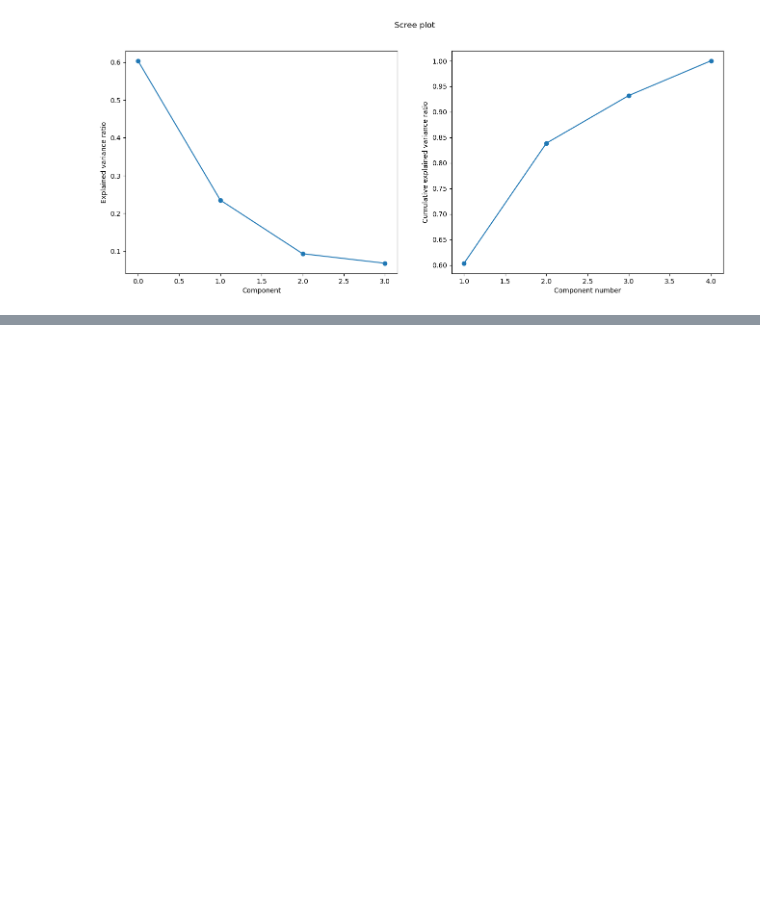
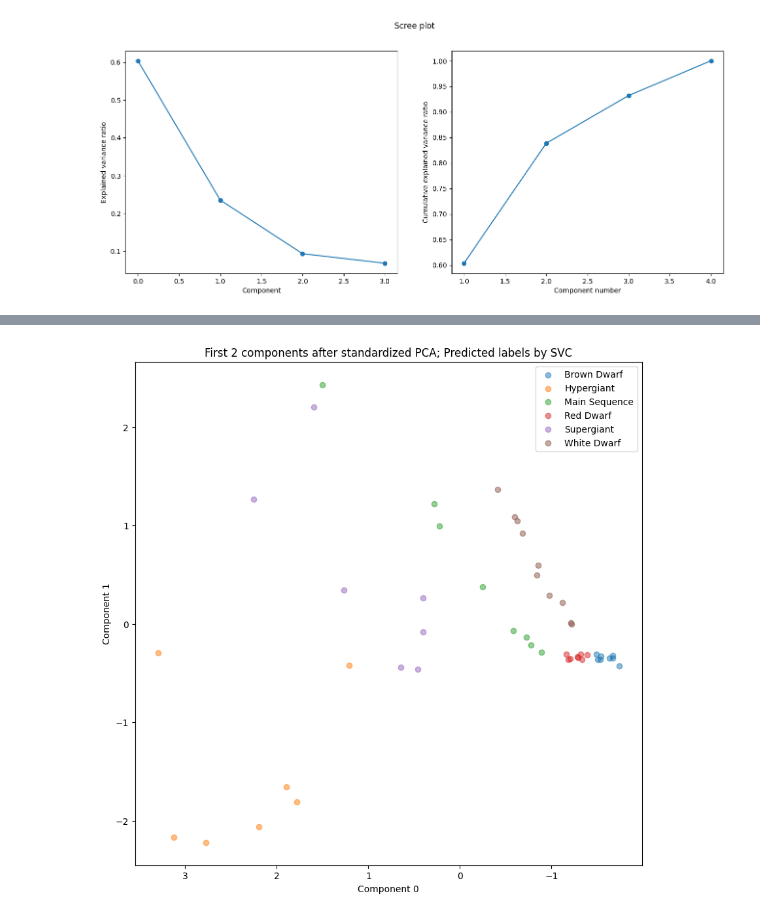
Before and after one commit to F3Solid/astrostatistics_bicocca_2024_exercises, a Jupyter notebook: L15/HR_diagram.ipynb, the cells around one changed output, grey strips where cells are left out. Cells and saved outputs as stored; diff of their text form; code cells hidden in the pictures; blank space fills up the shorter version.

```diff
--- a/L15/HR_diagram.ipynb
+++ b/L15/HR_diagram.ipynb
@@ -235,3 +242,9 @@ ax[1].plot(x_grid + 1, np.cumsum(pca.explained_variance_ratio_), marker='o')
 plt.show()
 # %% [output]
 [figure]
+# %%
+# Split data into training set and test set
+training_set, test_set, training_target, test_target = \
+    train_test_split(data_4D_standardized_transormed, df_stars['Star type'], train_size=0.8)
+
+print(training_set.shape, test_set.shape, training_target.shape, test_target.shape)
@@ -237,0 +299,24 @@ plt.show()
+# %%
+# Make a scatter plot of the first 2 dimensions
+fig, ax = plt.subplots(figsize=(10, 10))
+
+ax.set_title("First 2 components after standardized PCA; Predicted labels by SVC")
+ax.set_xlabel('Component 0')
+ax.set_ylabel('Component 1')
+
+# Plot each class of stars separately
+test_labels = le.inverse_transform(test_target)
+for star_type in class_names:
+    ax.scatter(test_set[:, 0][test_labels == star_type],
+               test_set[:, 1][test_labels == star_type],
+               label=star_type, alpha=0.5)
+
+# Keep flipping the x axis for consistency
+x_lim = ax.get_xlim()
+ax.set_xlim(np.flip(x_lim))
+
+ax.legend()
+
+plt.show()
+# %% [output]
+[figure, added]
```
Also changed, not shown: parts of 6 cells of this notebook.
